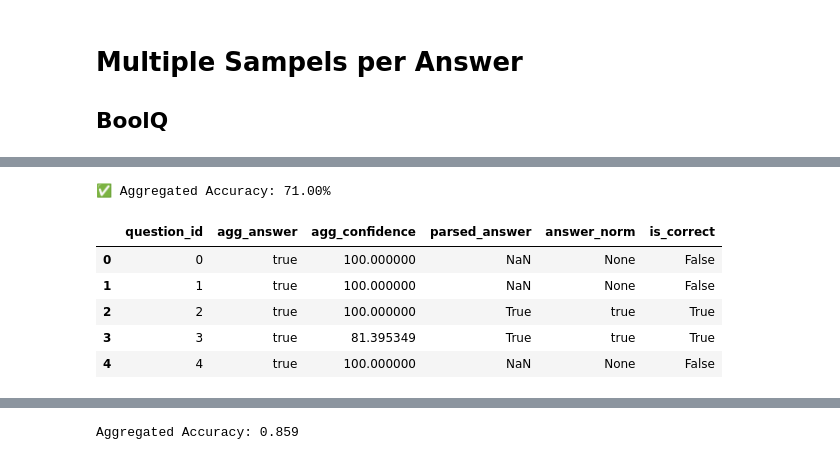
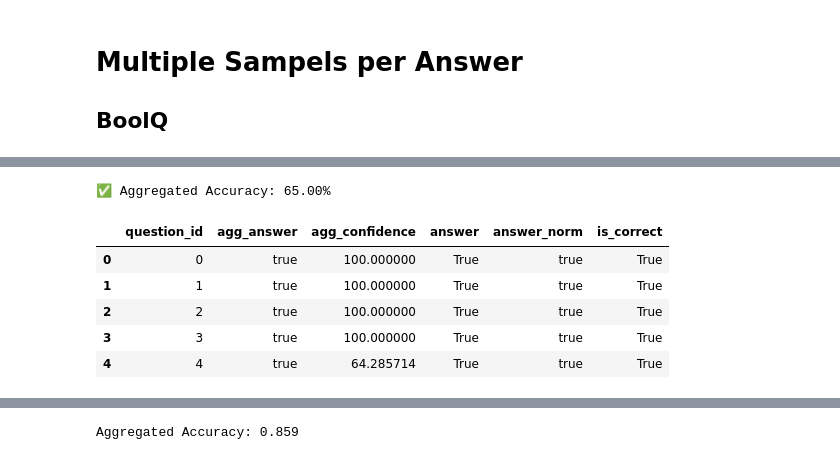
Before and after one commit to christian-hobelsberger/LLMUncertainty, a Jupyter notebook: analyze_confidence_output.ipynb, the cells around one changed output, grey strips where cells are left out. Drawn from its saved outputs; the diff is of its cells as text; code cells hidden in the pictures.

```diff
--- a/analyze_confidence_output.ipynb
+++ b/analyze_confidence_output.ipynb
@@ -739,7 +715,7 @@ import json
 # ───────────────────────────────
 # 0. Load Data
 # ───────────────────────────────
-df_boolq_multi = pd.read_csv("output/llm_confidence_elicitation/verbalized_confidence_multi_model/boolq_llama_k5_topk.csv")
+df_boolq_multi = pd.read_csv("output/llm_confidence_elicitation/verbalized_confidence_multi_model/boolq_llama_k5_topk_500_full.csv")
 
 
 # ───────────────────────────────
@@ -777,6 +753,9 @@ if "parsed_answer" not in df_boolq_multi.columns or "parsed_confidence" not in d
     parsed = df_boolq_multi["model_output"].apply(parse_boolq_output)
     df_boolq_multi["parsed_answer"] = parsed.apply(lambda x: x.get("answer"))
     df_boolq_multi["parsed_confidence"] = pd.to_numeric(parsed.apply(lambda x: x.get("confidence")), errors="coerce")
+else:
+    # Ensure parsed_confidence is numeric if it already exists
+    df_boolq_multi["parsed_confidence"] = pd.to_numeric(df_boolq_multi["parsed_confidence"], errors="coerce")
 
 
 # ───────────────────────────────
@@ -800,40 +779,40 @@ def aggregate_avg_conf_boolq(df, group_col="question_id"):
         group_valid = group_valid.dropna(subset=["norm_answer", "parsed_confidence"])
 
         if group_valid.empty:
             return pd.Series({"agg_answer": None, "agg_confidence": 0})
 
         conf_sum = group_valid.groupby("norm_answer")["parsed_confidence"].sum()
         best_ans = conf_sum.idxmax()
         total_conf = group_valid["parsed_confidence"].sum()
         rel_conf = conf_sum[best_ans] / total_conf if total_conf > 0 else 0
         return pd.Series({"agg_answer": best_ans, "agg_confidence": rel_conf * 100})
 
     return df.groupby(group_col, as_index=False).apply(agg).reset_index(drop=True)
 
 df_agg = aggregate_avg_conf_boolq(df_boolq_multi)
 
 
 # ───────────────────────────────
-# 3. Evaluation
+# 3. Evaluation (uses "answer" column as ground truth)
 # ───────────────────────────────
 def evaluate_boolq_aggregated(df_agg, df_full):
-    gold = df_full.drop_duplicates("question_id")[["question_id", "parsed_answer"]].copy()
-    gold["answer_norm"] = gold["parsed_answer"].apply(normalize_boolq)
+    gold = df_full.drop_duplicates("question_id")[["question_id", "answer"]].copy()
+    gold["answer_norm"] = gold["answer"].apply(normalize_boolq)
 
     merged = df_agg.merge(gold, on="question_id", how="left")
     merged["is_correct"] = merged["agg_answer"] == merged["answer_norm"]
     accuracy = merged["is_correct"].mean()
     return merged, accuracy
 
 eval_df, acc = evaluate_boolq_aggregated(df_agg, df_boolq_multi)
 
 print(f"✅ Aggregated Accuracy: {acc:.2%}")
 eval_df.head()
 # %% [output]
-✅ Aggregated Accuracy: 71.00%
+✅ Aggregated Accuracy: 65.00%
-|  | question_id | agg_answer | agg_confidence | parsed_answer | answer_norm | is_correct |
-| 0 | 0 | true | 100.000000 | NaN | None | False |
-| 1 | 1 | true | 100.000000 | NaN | None | False |
+|  | question_id | agg_answer | agg_confidence | answer | answer_norm | is_correct |
+| 0 | 0 | true | 100.000000 | True | true | True |
+| 1 | 1 | true | 100.000000 | True | true | True |
 | 2 | 2 | true | 100.000000 | True | true | True |
-| 3 | 3 | true | 81.395349 | True | true | True |
-| 4 | 4 | true | 100.000000 | NaN | None | False |
+| 3 | 3 | true | 100.000000 | True | true | True |
+| 4 | 4 | true | 64.285714 | True | true | True |
```
Also changed, not shown: parts of 9 cells of this notebook, 7 other files.
